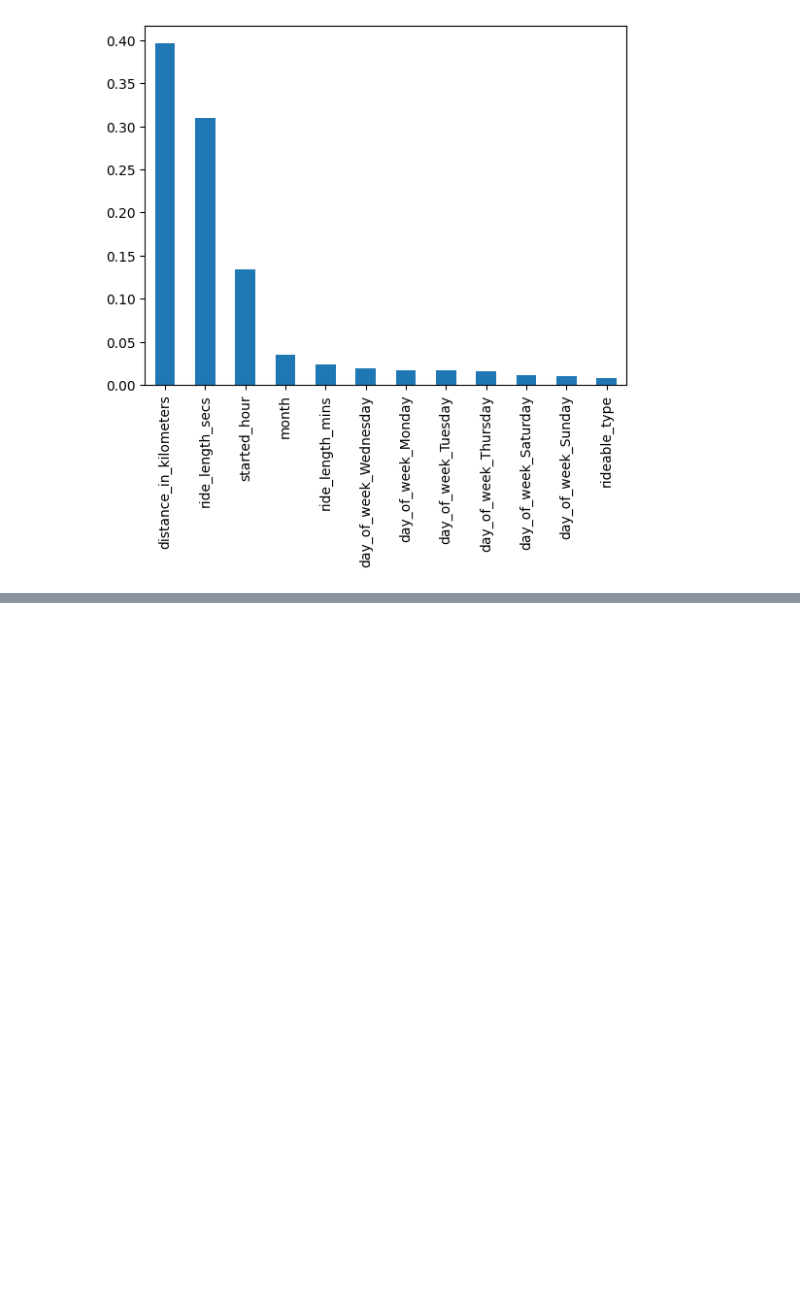
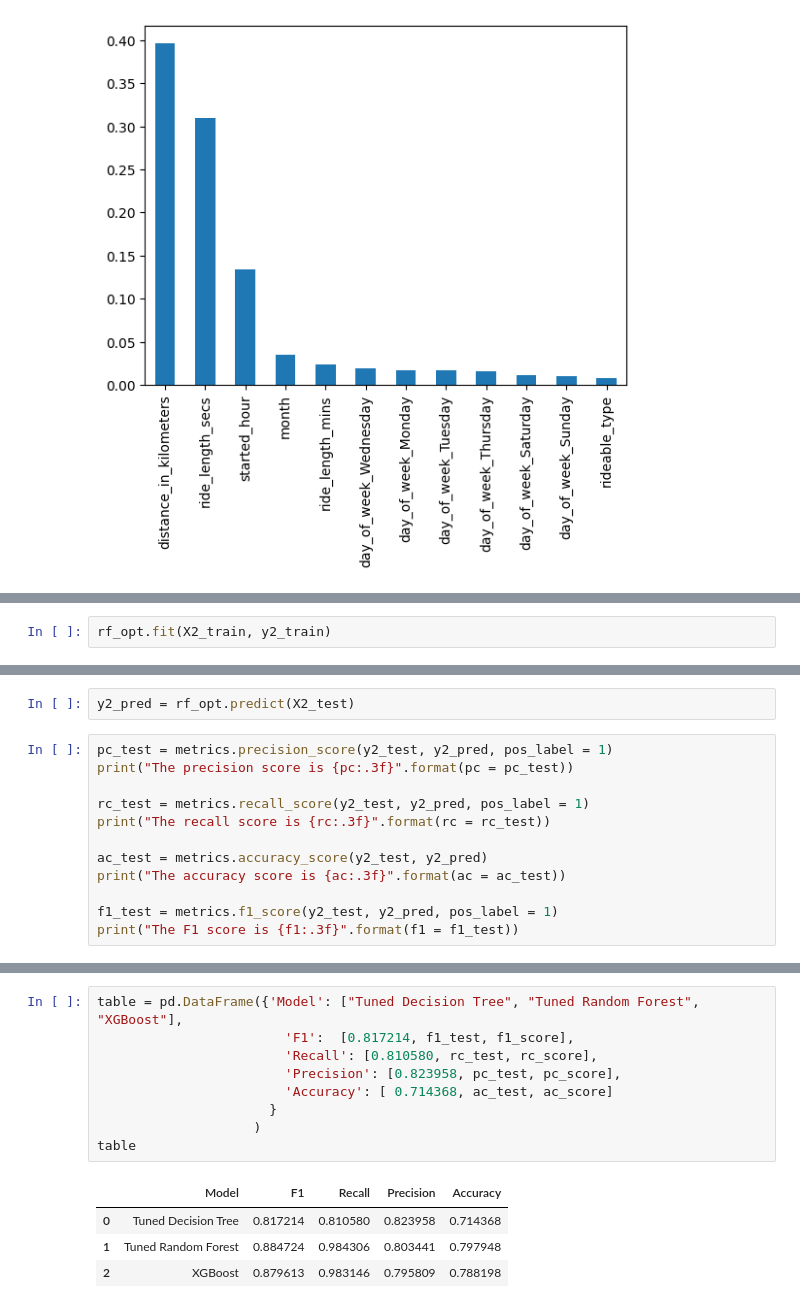
Before and after one commit to ndminh2003/Divvy_Bike_Case_Study_Analysis, a Jupyter notebook: divvy-casestudy.ipynb, the cells around one changed output, grey strips where cells are left out. Saved outputs shown, nothing was run; the diff lists cells and outputs as text; blank space fills up the shorter version.

```diff
--- a/divvy-casestudy.ipynb
+++ b/divvy-casestudy.ipynb
@@ -889,0 +996,2 @@ forest_importances.plot.bar(ax=ax);
+# %%
+rf_opt.fit(X2_train, y2_train)
@@ -889,0 +1001,14 @@ forest_importances.plot.bar(ax=ax);
+# %%
+y2_pred = rf_opt.predict(X2_test)
+# %%
+pc_test = metrics.precision_score(y2_test, y2_pred, pos_label = 1)
+print("The precision score is {pc:.3f}".format(pc = pc_test))
+
+rc_test = metrics.recall_score(y2_test, y2_pred, pos_label = 1)
+print("The recall score is {rc:.3f}".format(rc = rc_test))
+
+ac_test = metrics.accuracy_score(y2_test, y2_pred)
+print("The accuracy score is {ac:.3f}".format(ac = ac_test))
+
+f1_test = metrics.f1_score(y2_test, y2_pred, pos_label = 1)
+print("The F1 score is {f1:.3f}".format(f1 = f1_test))
@@ -889,0 +1120,14 @@ forest_importances.plot.bar(ax=ax);
+# %%
+table = pd.DataFrame({'Model': ["Tuned Decision Tree", "Tuned Random Forest", "XGBoost"],
+                        'F1':  [0.817214, f1_test, f1_score],
+                        'Recall': [0.810580, rc_test, rc_score],
+                        'Precision': [0.823958, pc_test, pc_score],
+                        'Accuracy': [ 0.714368, ac_test, ac_score]
+                      }
+                    )
+table
+# %% [output]
+|  | Model | F1 | Recall | Precision | Accuracy |
+| 0 | Tuned Decision Tree | 0.817214 | 0.810580 | 0.823958 | 0.714368 |
+| 1 | Tuned Random Forest | 0.884724 | 0.984306 | 0.803441 | 0.797948 |
+| 2 | XGBoost | 0.879613 | 0.983146 | 0.795809 | 0.788198 |
```
Also changed, not shown: parts of 49 cells of this notebook.
